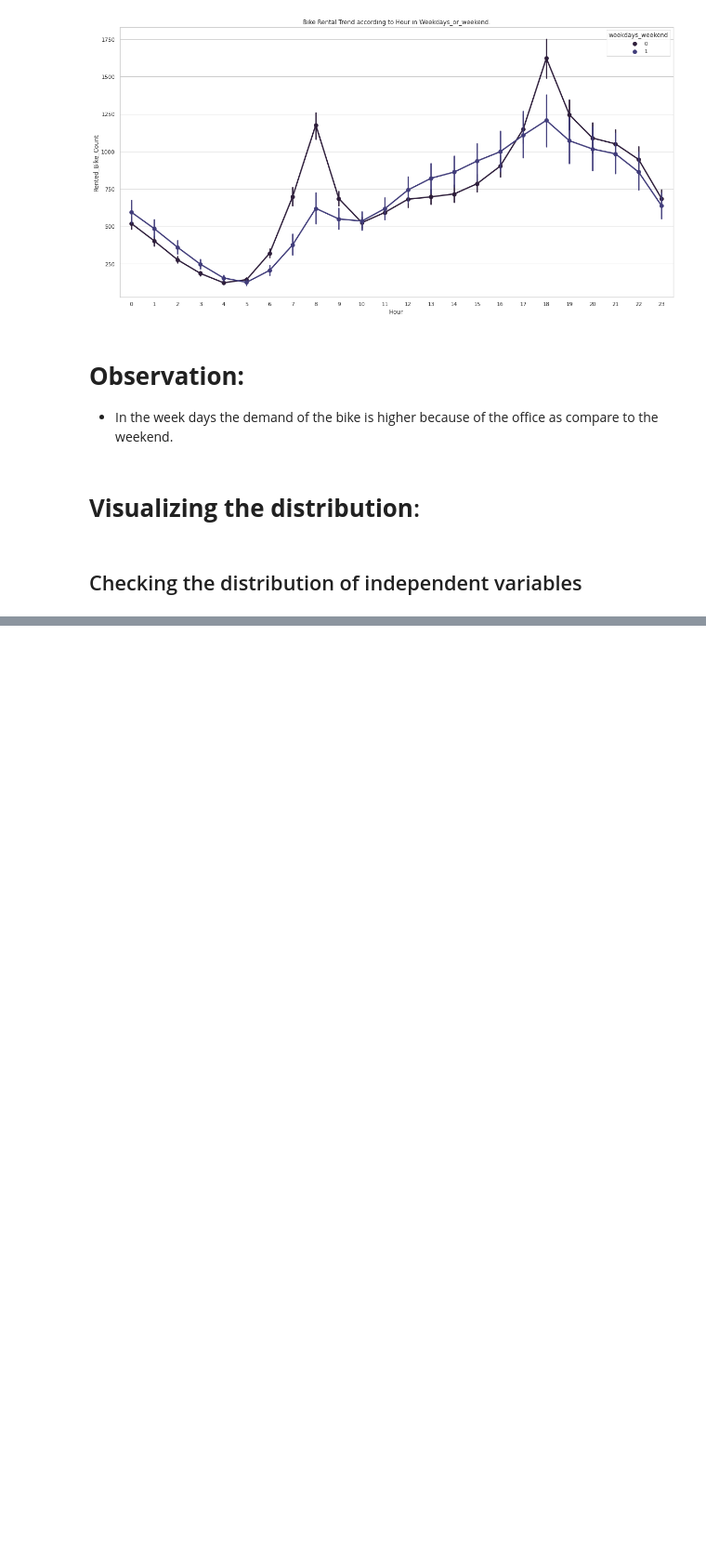
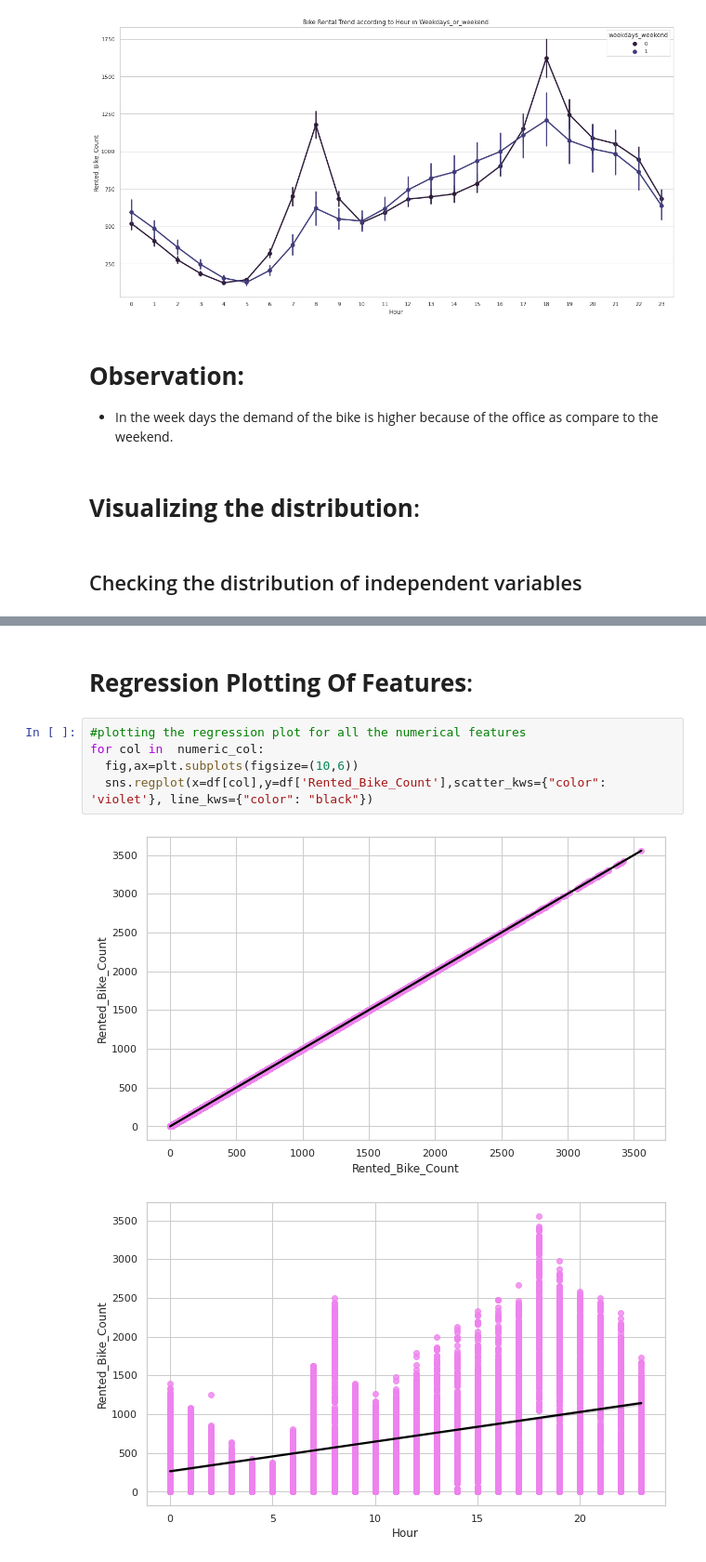
Before and after one commit to sushmitasardar/Tesla-code-supervised-ML-project, a Jupyter notebook: Copy_of_Bike_Sharing_Demand_Prediction_Capstone_Project(Individual_collab).ipynb, the cells around one changed output, grey strips where cells are left out. Shown at 93% size. Saved outputs shown, nothing was run; the diff lists cells and outputs as text; blank space fills up the shorter version.

```diff
--- a/Copy_of_Bike_Sharing_Demand_Prediction_Capstone_Project(Individual_collab).ipynb
+++ b/Copy_of_Bike_Sharing_Demand_Prediction_Capstone_Project(Individual_collab).ipynb
@@ -345,0 +377,10 @@ for col in  numeric_col[:]:
+# %% [markdown]
+# **Regression Plotting Of Features**:
+# %%
+#plotting the regression plot for all the numerical features
+for col in  numeric_col:
+  fig,ax=plt.subplots(figsize=(10,6))
+  sns.regplot(x=df[col],y=df['Rented_Bike_Count'],scatter_kws={"color": 'violet'}, line_kws={"color": "black"})
+# %% [output]
+[figure, added]
+[figure, added]
```
Also changed, not shown: parts of 66 cells of this notebook.
